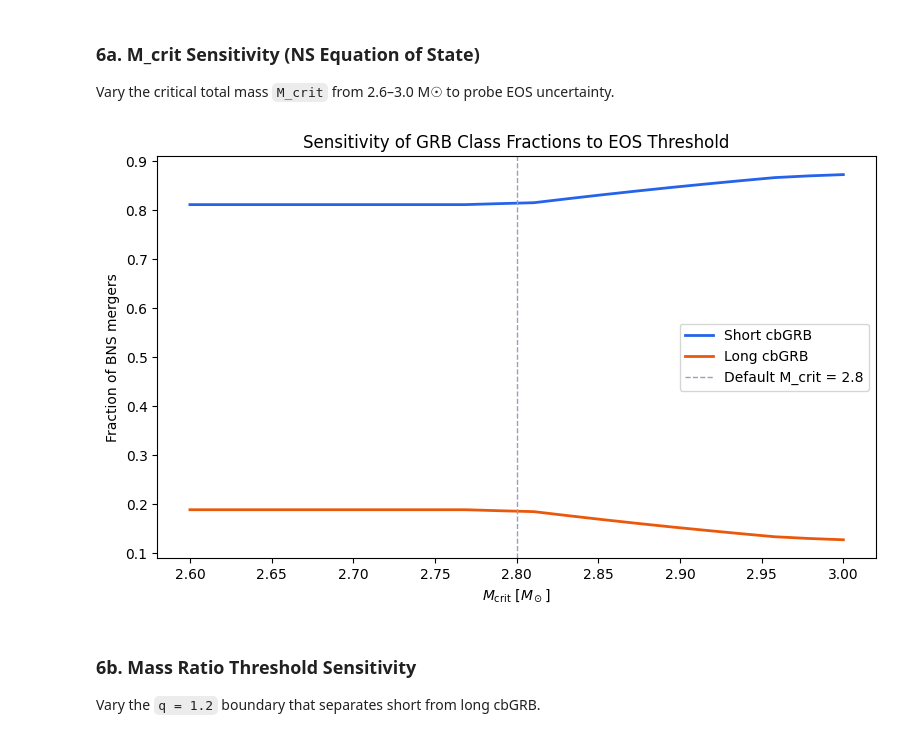
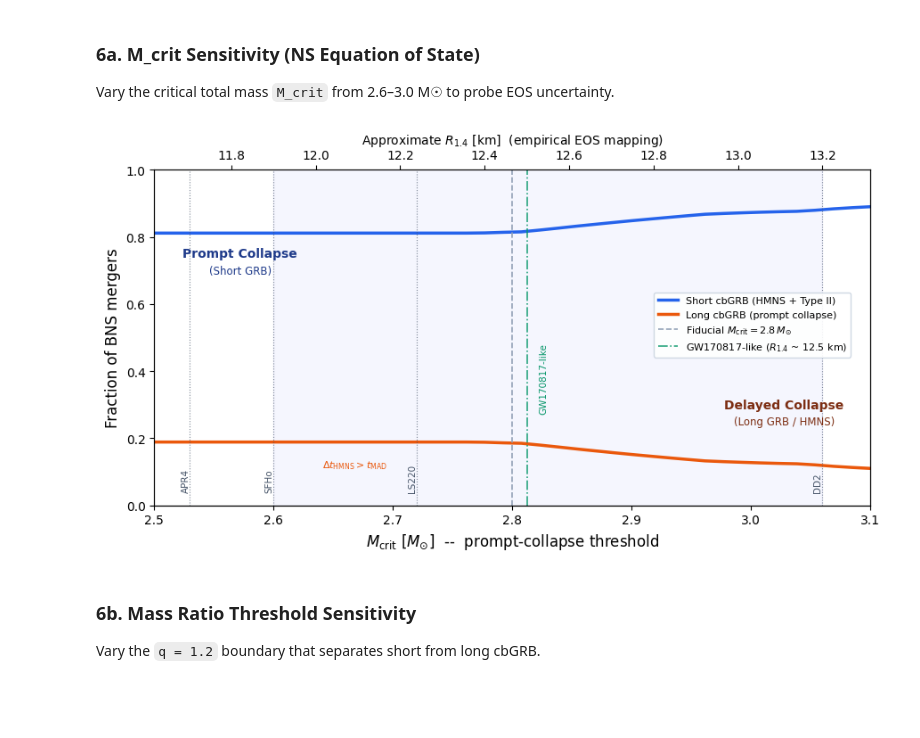
Before and after one commit to jorodgrz/GRBproject, a Jupyter notebook: GRB_BNS.ipynb, the cells around one changed output. Drawn from its saved outputs; the diff is of its cells as text; code cells hidden in the pictures; blank space fills up the shorter version.

```diff
--- a/GRB_BNS.ipynb
+++ b/GRB_BNS.ipynb
@@ -266,30 +311,85 @@ Sensitivity of the GRB class fractions to the two free classification parameters
 
 Vary the critical total mass `M_crit` from 2.6–3.0 M☉ to probe EOS uncertainty.
 # %%
-M_crit_range = np.linspace(2.6, 3.0, 20)
+M_crit_range = np.linspace(2.5, 3.1, 40)
 frac_long_vs_Mcrit  = []
 frac_short_vs_Mcrit = []
 
 for Mc in M_crit_range:
     s = (M_tot < Mc) | ((M_tot >= Mc) & (q < 1.2))
     l = (M_tot >= Mc) & (q >= 1.2)
     n = len(M_tot)
     frac_short_vs_Mcrit.append(s.sum() / n)
     frac_long_vs_Mcrit.append(l.sum() / n)
 
-fig, ax = plt.subplots(figsize=(8, 5))
-ax.plot(M_crit_range, frac_short_vs_Mcrit, color='#2563EB',  lw=2, label='Short cbGRB')
-ax.plot(M_crit_range, frac_long_vs_Mcrit,  color='#EA580C', lw=2, label='Long cbGRB')
-ax.axvline(2.8, color='#94A3B8', ls='--', lw=1, label='Default M_crit = 2.8')
-ax.set_xlabel(r'$M_\mathrm{crit}$ [$M_\odot$]')
-ax.set_ylabel('Fraction of BNS mergers')
-ax.set_title('Sensitivity of GRB Class Fractions to EOS Threshold')
-ax.legend()
+def mcrit_to_r14(mc):
+    return 11.9 + (13.2 - 11.9) / (3.06 - 2.60) * (mc - 2.60)
+
+eos_models = {'APR4': 2.53, 'SFHo': 2.60, 'LS220': 2.72, 'DD2': 3.06}
+
+fig, ax = plt.subplots(figsize=(9, 5))
+
+ax.axvspan(2.60, 3.06, alpha=0.06, color='#6366F1')
+
+ax.plot(M_crit_range, frac_short_vs_Mcrit,
+        color='#2563EB', lw=2.5, label='Short cbGRB (HMNS + Type II)')
+ax.plot(M_crit_range, frac_long_vs_Mcrit,
+        color='#EA580C', lw=2.5, label='Long cbGRB (prompt collapse)')
+
+ax.axvline(2.8, color='#94A3B8', ls='--', lw=1.2,
+           label='Fiducial $M_{\\mathrm{crit}} = 2.8\\,M_{\\odot}$')
+
+for name, mc in eos_models.items():
+    if M_crit_range[0] <= mc <= M_crit_range[-1]:
+        ax.axvline(mc, color='#475569', lw=0.8, ls=':', alpha=0.7)
+        ax.text(mc, 0.04, name, rotation=90, fontsize=7.5,
+                color='#475569', ha='right', va='bottom')
+
+mc_gw = 2.60 + (12.5 - 11.9) / ((13.2 - 11.9) / (3.06 - 2.60))
+ax.axvline(mc_gw, color='#059669', lw=1.2, ls='-.', alpha=0.85,
+           label='GW170817-like ($R_{1.4}$ ~ 12.5 km)')
+ax.text(mc_gw + 0.01, 0.38, 'GW170817-like', rotation=90,
+        fontsize=7.5, color='#059669', va='center', ha='left')
+
+# Territory labels: anchored to axes fractions
+ax.text(0.12, 0.75, 'Prompt Collapse', fontsize=10, transform=ax.transAxes,
+        color='#1E3A8A', ha='center', va='center', fontweight='bold')
+ax.text(0.12, 0.70, '(Short GRB)', fontsize=8.5, transform=ax.transAxes,
+        color='#1E3A8A', ha='center', va='center')
+
+ax.text(0.88, 0.30, 'Delayed Collapse', fontsize=10, transform=ax.transAxes,
+        color='#7C2D12', ha='center', va='center', fontweight='bold')
+ax.text(0.88, 0.25, '(Long GRB / HMNS)', fontsize=8.5, transform=ax.transAxes,
+        color='#7C2D12', ha='center', va='center')
+
+# MAD note centered in the SFHo-LS220 gap
+ax.text(0.28, 0.12, '$\\Delta t_{\\rm HMNS} > t_{\\rm MAD}$', transform=ax.transAxes,
+        fontsize=8, color='#EA580C', ha='center', va='center', style='italic')
+
+# Legend raised to give labels below plenty of room
+ax.legend(fontsize=8, loc='upper right',
+          bbox_to_anchor=(0.98, 0.65),
+          frameon=True, framealpha=0.9, edgecolor='#CBD5E1')
+
+ax.set_xlim(M_crit_range[0], M_crit_range[-1])
+ax.set_ylim(0, 1)
+ax.set_xlabel(
+    '$M_{\\mathrm{crit}}$ [$M_{\\odot}$]  --  prompt-collapse threshold',
+    fontsize=12)
+ax.set_ylabel('Fraction of BNS mergers', fontsize=12)
+
+ax2 = ax.twiny()
+ax2.set_xlim(mcrit_to_r14(M_crit_range[0]), mcrit_to_r14(M_crit_range[-1]))
+ax2.set_xlabel(
+    'Approximate $R_{1.4}$ [km]  (empirical EOS mapping)',
+    fontsize=10)
+
 plt.tight_layout()
-plt.savefig('/Users/josephrodriguez/research visualization/plots/bns_mcrit_sensitivity.png', dpi=150, bbox_inches='tight')
+plt.savefig('/Users/josephrodriguez/research visualization/plots/bns_mcrit_sensitivity.png',
+            dpi=150, bbox_inches='tight')
 plt.show()
 # %% [output]
-[figure, old version]
+[figure, new version]
 # %% [markdown]
 ### 6b. Mass Ratio Threshold Sensitivity
 
```
Also changed, not shown: parts of 6 cells of this notebook, 24 other files.
